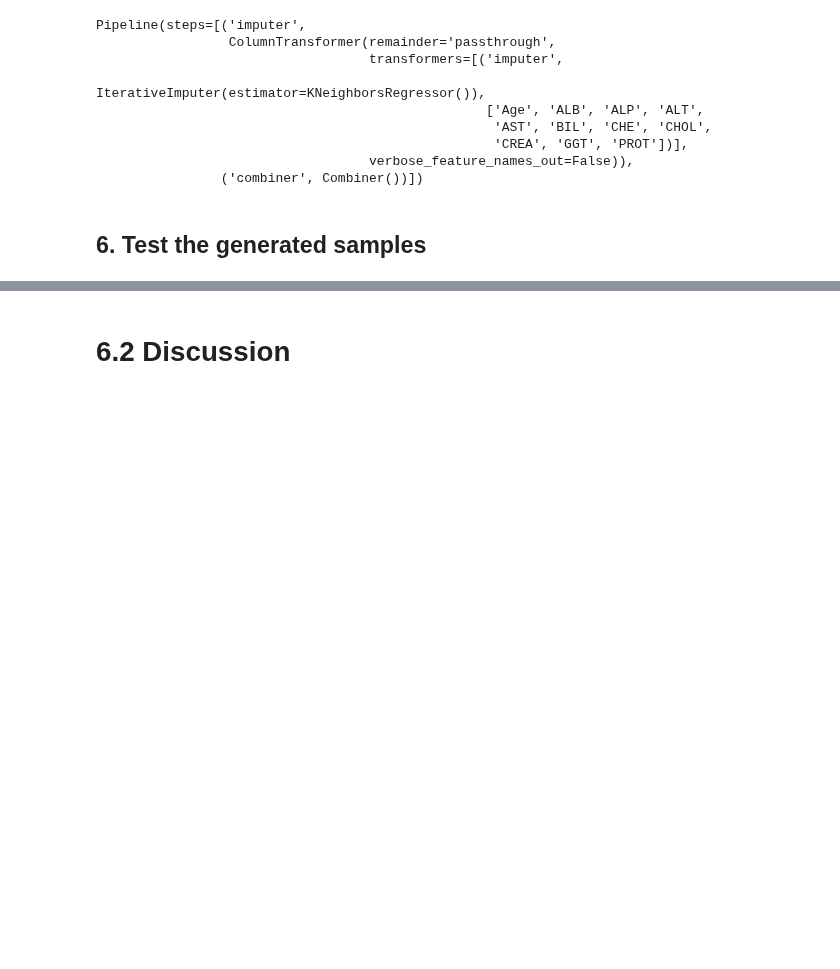
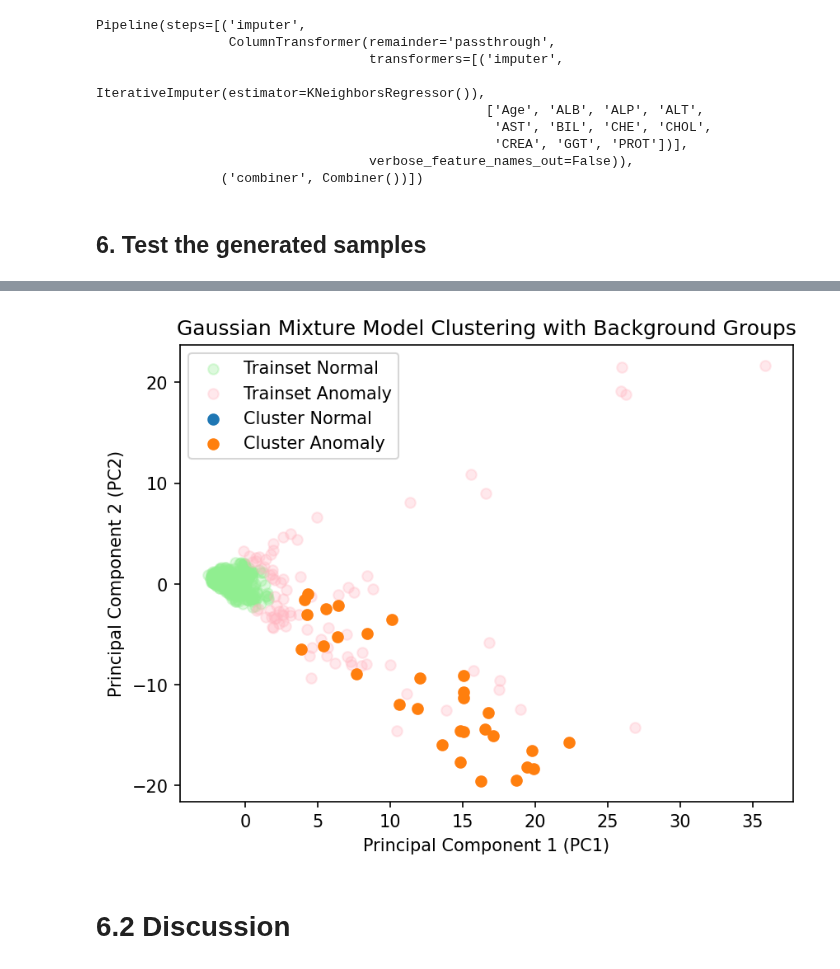
Before and after one commit to MarcoAigner/Machine-Learning-Practical, a Jupyter notebook: project_3/phase_3.ipynb, the cells around one changed output, grey strips where cells are left out. Cells and saved outputs as stored; diff of their text form; code cells hidden in the pictures; blank space fills up the shorter version.

```diff
--- a/project_3/phase_3.ipynb
+++ b/project_3/phase_3.ipynb
@@ -317,2 +315,10 @@ This is the value calulated [-0.25764872]
+# %%
+preped_data_from_fit = pipeline.named_steps['combiner'].prepedData
+# %%
+cluster_data = pd.concat([preped_data_from_fit,clustering_data_new], axis=0)
+
+plot_final(cluster_data=cluster_data)
+# %% [output]
+[figure, added]
 # %% [markdown]
 # 6.2 Discussion
```
Also changed, not shown: parts of 7 cells of this notebook, 2 other files.
